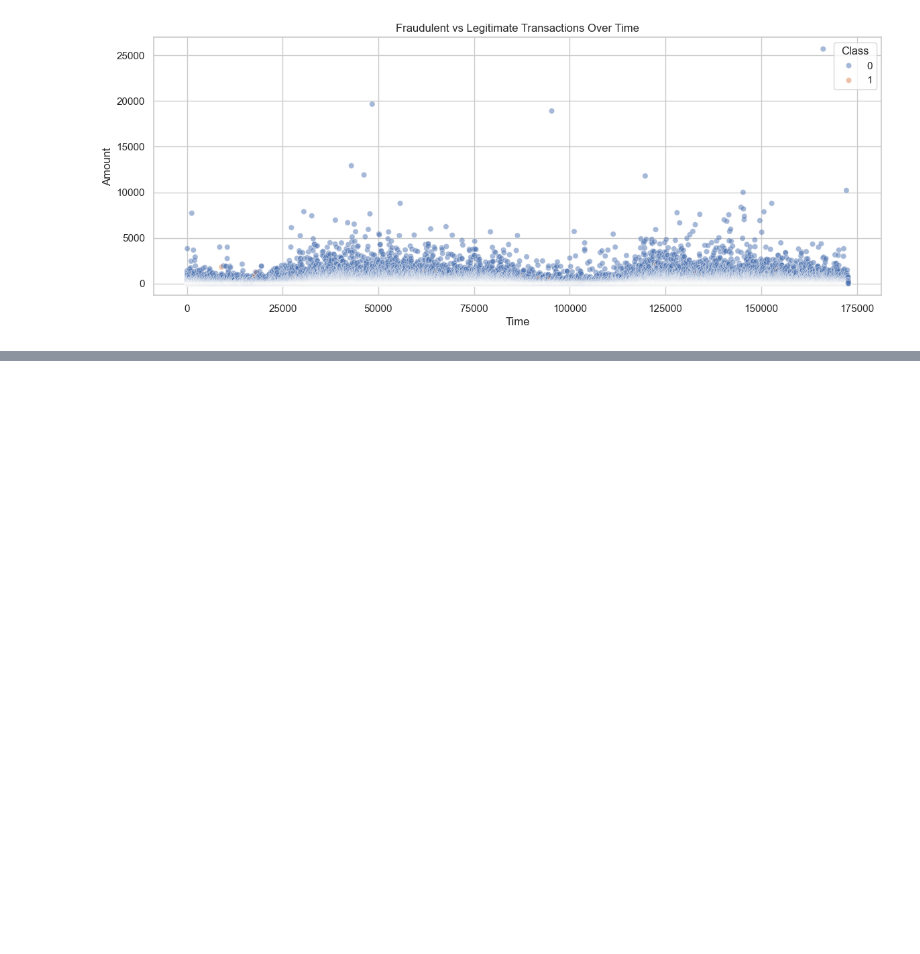
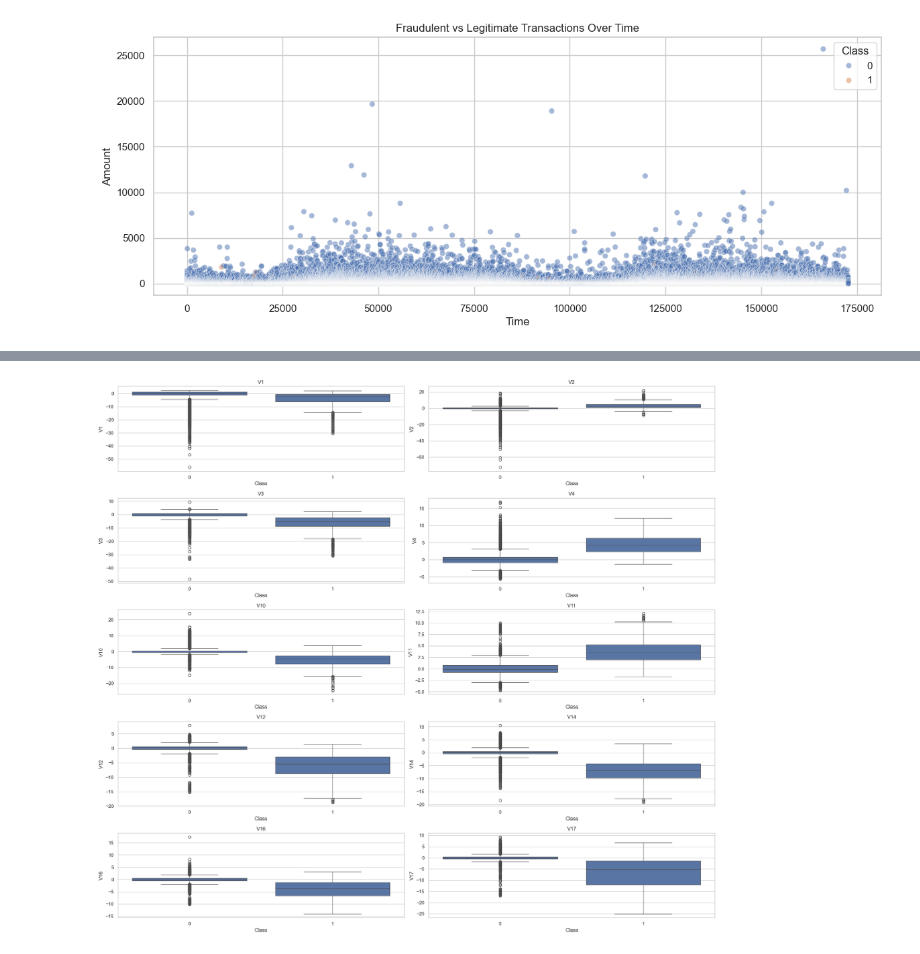
Before and after one commit to che-francis/Credit-Card-Fraud-Detection, a Jupyter notebook: notebooks/Credit_Card_Fraud_Detection.ipynb, the cells around one changed output, grey strips where cells are left out. Saved outputs shown, nothing was run; the diff lists cells and outputs as text; code cells hidden in the pictures; blank space fills up the shorter version.

Commit message:
Complete exploratory data analysis with business insights

```diff
--- a/notebooks/Credit_Card_Fraud_Detection.ipynb
+++ b/notebooks/Credit_Card_Fraud_Detection.ipynb
@@ -410,0 +499,34 @@ plt.show()
+# %%
+important_features = [
+    "V1",
+    "V2",
+    "V3",
+    "V4",
+    "V10",
+    "V11",
+    "V12",
+    "V14",
+    "V16",
+    "V17"
+]
+# %%
+# visualize features
+plt.figure(figsize=(20,18))
+
+for i, feature in enumerate(important_features):
+
+    plt.subplot(5,2,i+1)
+
+    sns.boxplot(
+        data=df,
+        x="Class",
+        y=feature
+    )
+
+    plt.title(feature)
+
+plt.tight_layout()
+
+plt.show()
+# %% [output]
+[figure, added]
```
Also changed, not shown: parts of 20 cells of this notebook, 1 other file.
